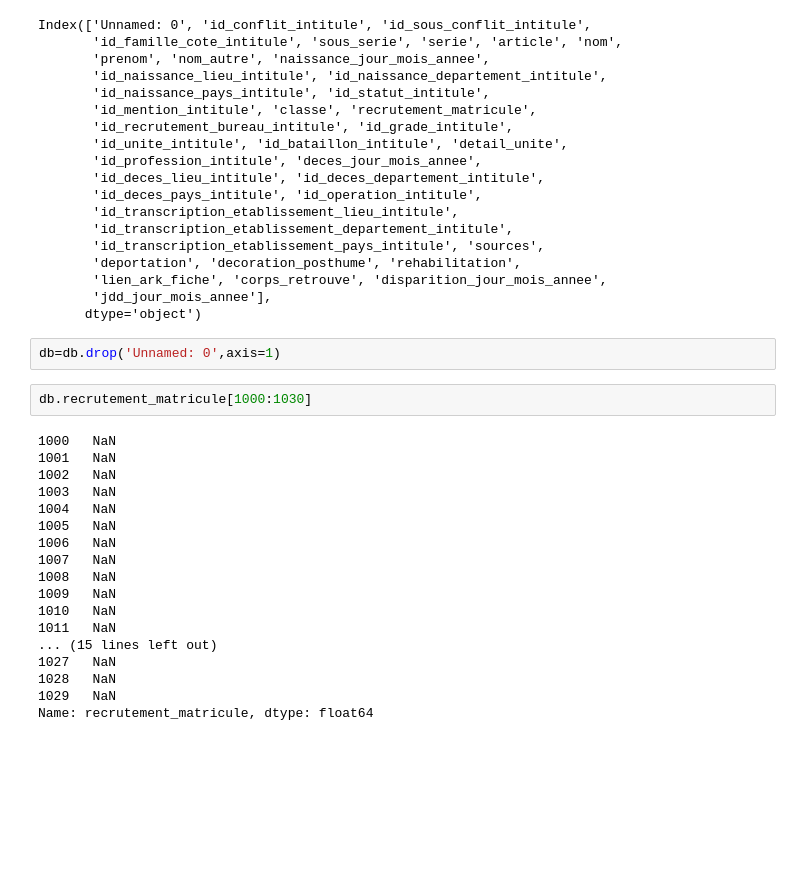
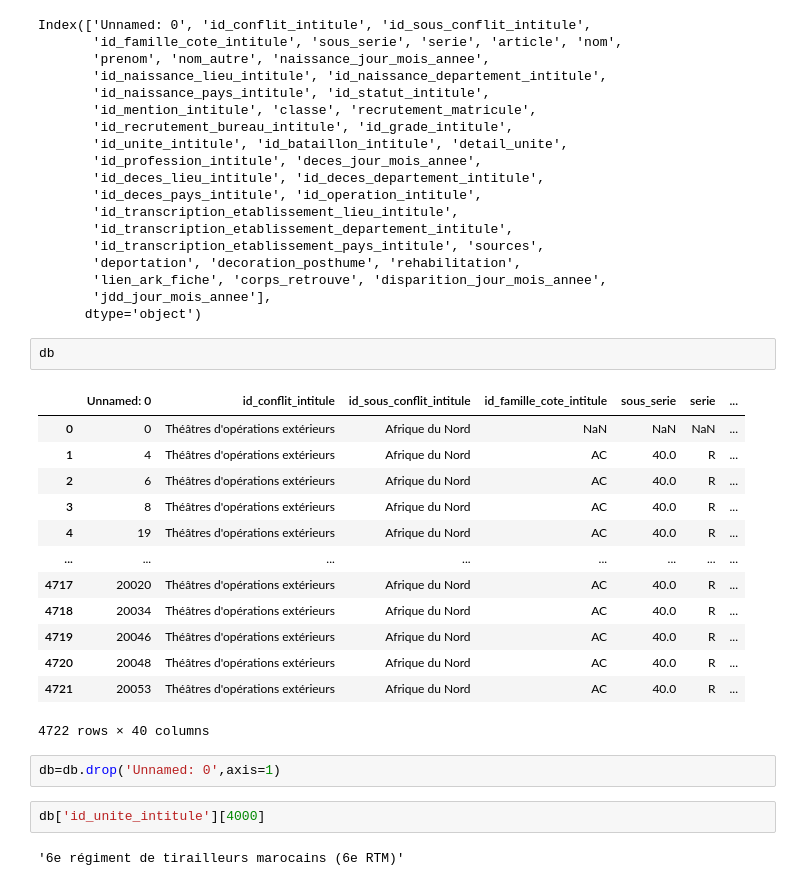
Before and after one commit to the0phil3/projetMemoire, a Jupyter notebook: dbManip.ipynb, the cells around one changed output. Cells and saved outputs as stored; diff of their text form; blank space fills up the shorter version.

```diff
--- a/dbManip.ipynb
+++ b/dbManip.ipynb
@@ -29,25 +30,25 @@ Index(['Unnamed: 0', 'id_conflit_intitule', 'id_sous_conflit_intitule',
        'lien_ark_fiche', 'corps_retrouve', 'disparition_jour_mois_annee',
        'jdd_jour_mois_annee'],
       dtype='object')
+# %%
+db
+# %% [output]
+|  | Unnamed: 0 | id_conflit_intitule | id_sous_conflit_intitule | id_famille_cote_intitule | sous_serie | serie | ... |
+| 0 | 0 | Théâtres d'opérations extérieurs | Afrique du Nord | NaN | NaN | NaN | ... |
+| 1 | 4 | Théâtres d'opérations extérieurs | Afrique du Nord | AC | 40.0 | R | ... |
+| 2 | 6 | Théâtres d'opérations extérieurs | Afrique du Nord | AC | 40.0 | R | ... |
+| 3 | 8 | Théâtres d'opérations extérieurs | Afrique du Nord | AC | 40.0 | R | ... |
+| 4 | 19 | Théâtres d'opérations extérieurs | Afrique du Nord | AC | 40.0 | R | ... |
+| ... | ... | ... | ... | ... | ... | ... | ... |
+| 4717 | 20020 | Théâtres d'opérations extérieurs | Afrique du Nord | AC | 40.0 | R | ... |
+| 4718 | 20034 | Théâtres d'opérations extérieurs | Afrique du Nord | AC | 40.0 | R | ... |
+| 4719 | 20046 | Théâtres d'opérations extérieurs | Afrique du Nord | AC | 40.0 | R | ... |
+| 4720 | 20048 | Théâtres d'opérations extérieurs | Afrique du Nord | AC | 40.0 | R | ... |
+| 4721 | 20053 | Théâtres d'opérations extérieurs | Afrique du Nord | AC | 40.0 | R | ... |
+4722 rows × 40 columns
 # %%
 db=db.drop('Unnamed: 0',axis=1)
-# %%
-db.recrutement_matricule[1000:1030]
-# %% [output]
-1000   NaN
-1001   NaN
-1002   NaN
-1003   NaN
-1004   NaN
-1005   NaN
-1006   NaN
-1007   NaN
-1008   NaN
-1009   NaN
-1010   NaN
-1011   NaN
-... (15 lines left out)
-1027   NaN
-1028   NaN
-1029   NaN
-Name: recrutement_matricule, dtype: float64
+# %%
+db['id_unite_intitule'][4000]
+# %% [output]
+'6e régiment de tirailleurs marocains (6e RTM)'
```
Also changed, not shown: parts of 8 cells of this notebook.
